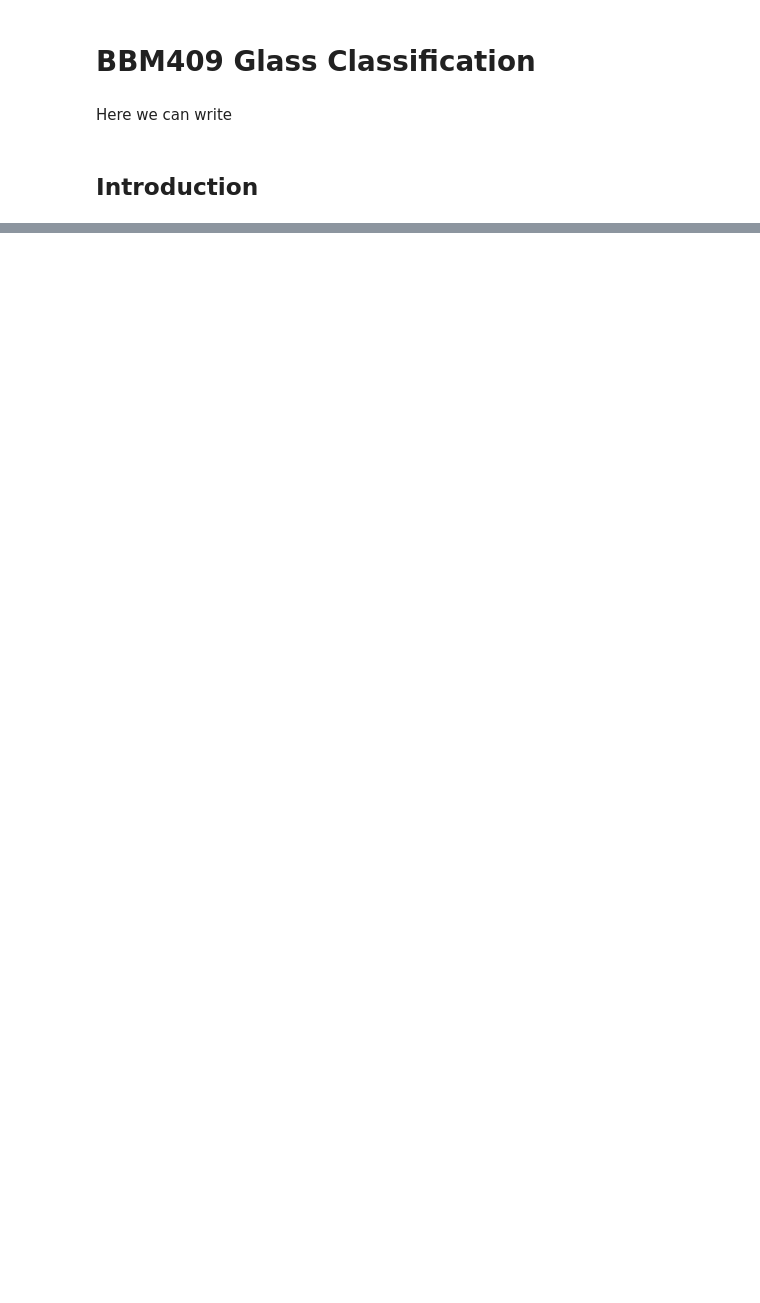
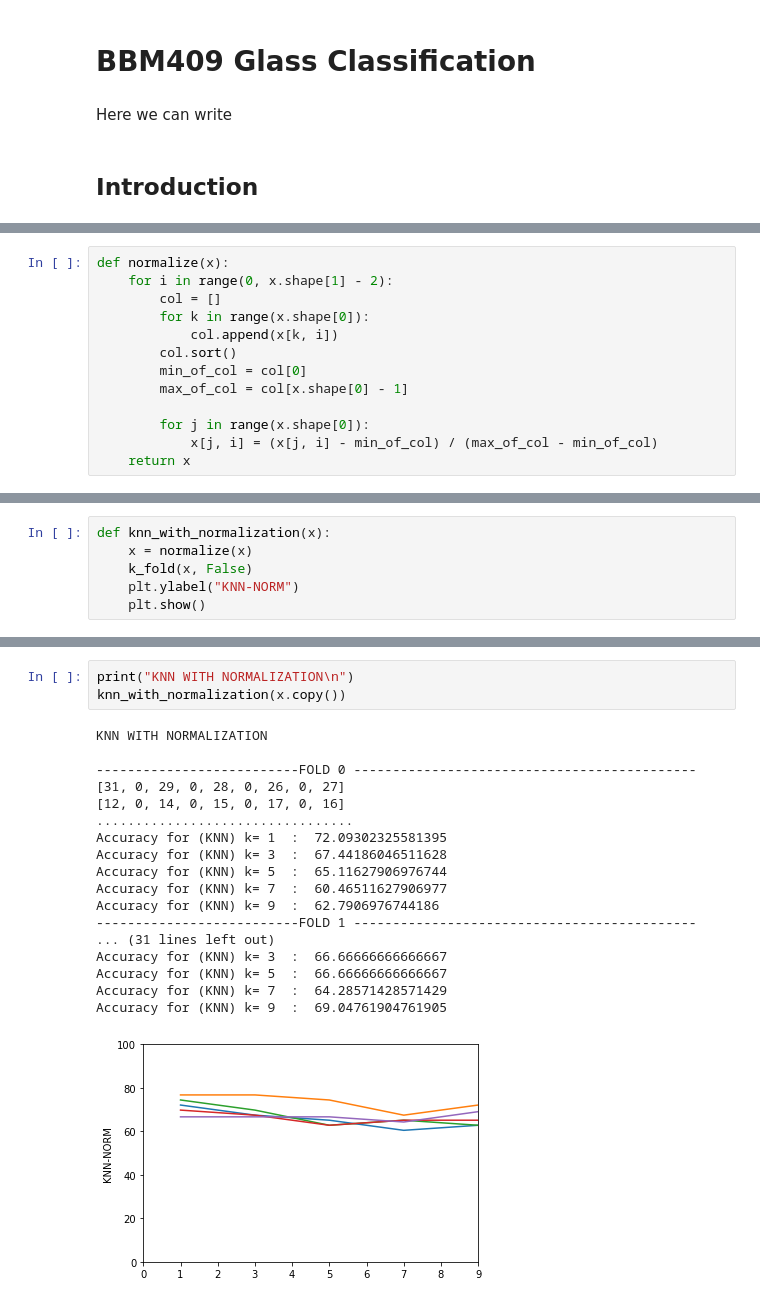
Before and after one commit to eylultuncel/ML-KNN-Algorithm, a Jupyter notebook: glass.ipynb, the cells around one changed output, grey strips where cells are left out. Saved outputs shown, nothing was run; the diff lists cells and outputs as text; blank space fills up the shorter version.

```diff
--- a/glass.ipynb
+++ b/glass.ipynb
@@ -9,0 +47,13 @@ import numpy as np
+# %%
+def normalize(x):
+    for i in range(0, x.shape[1] - 2):
+        col = []
+        for k in range(x.shape[0]):
+            col.append(x[k, i])
+        col.sort()
+        min_of_col = col[0]
+        max_of_col = col[x.shape[0] - 1]
+
+        for j in range(x.shape[0]):
+            x[j, i] = (x[j, i] - min_of_col) / (max_of_col - min_of_col)
+    return x
@@ -9,0 +137,6 @@ import numpy as np
+# %%
+def knn_with_normalization(x):
+    x = normalize(x)
+    k_fold(x, False)
+    plt.ylabel("KNN-NORM")
+    plt.show()
@@ -28,0 +182,22 @@ a
+# %%
+print("KNN WITH NORMALIZATION\n")
+knn_with_normalization(x.copy())
+# %% [output]
+KNN WITH NORMALIZATION
+
+--------------------------FOLD 0 --------------------------------------------
+[31, 0, 29, 0, 28, 0, 26, 0, 27]
+[12, 0, 14, 0, 15, 0, 17, 0, 16]
+.................................
+Accuracy for (KNN) k= 1  :  72.09302325581395
+Accuracy for (KNN) k= 3  :  67.44186046511628
+Accuracy for (KNN) k= 5  :  65.11627906976744
+Accuracy for (KNN) k= 7  :  60.46511627906977
+Accuracy for (KNN) k= 9  :  62.7906976744186
+--------------------------FOLD 1 --------------------------------------------
+... (31 lines left out)
+Accuracy for (KNN) k= 3  :  66.66666666666667
+Accuracy for (KNN) k= 5  :  66.66666666666667
+Accuracy for (KNN) k= 7  :  64.28571428571429
+Accuracy for (KNN) k= 9  :  69.04761904761905
+[figure, added]
```
Also changed, not shown: parts of 31 cells of this notebook.
